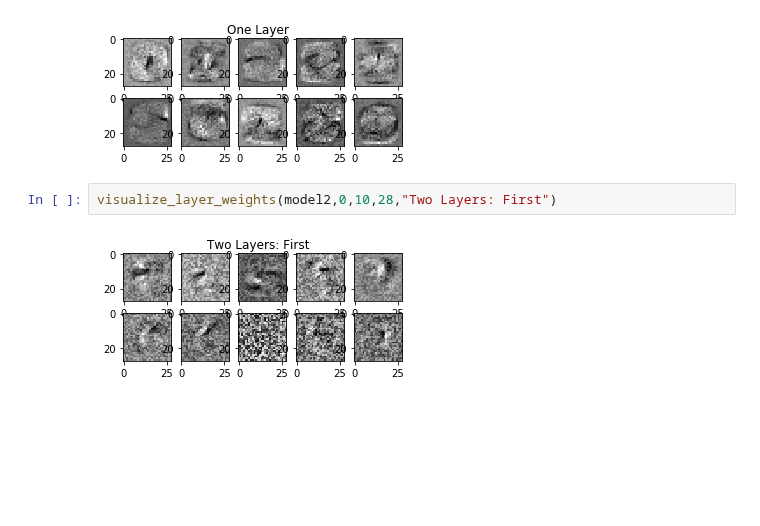
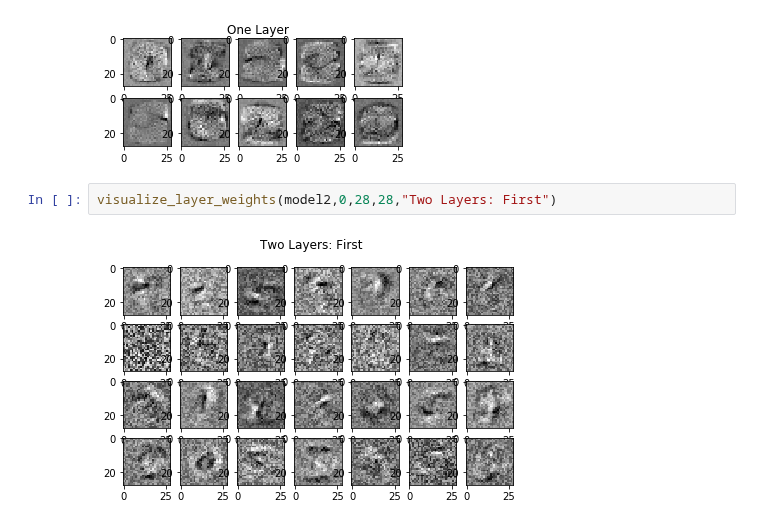
Before and after one commit to edgar971/cs-498-advanced-machine-learning, a Jupyter notebook: assignments/8-Artificial-Neural-Networks/hw.ipynb, the cells around one changed output. Cells and saved outputs as stored; diff of their text form; blank space fills up the shorter version.

```diff
--- a/assignments/8-Artificial-Neural-Networks/hw.ipynb
+++ b/assignments/8-Artificial-Neural-Networks/hw.ipynb
@@ -395,9 +392,9 @@ visualize_layer_weights(model,0,10,28,"One Layer")
 # %% [output]
 [figure]
 # %%
-visualize_layer_weights(model2,0,10,28,"Two Layers: First")
+visualize_layer_weights(model2,0,28,28,"Two Layers: First")
 # %% [output]
-[figure, old version]
+[figure, new version]
 # %%
 visualize_layer_weights(model2,2,10,16,"Two Layers")
 # %% [output]
```
Also changed, not shown: parts of 10 cells of this notebook, 2 other files.
